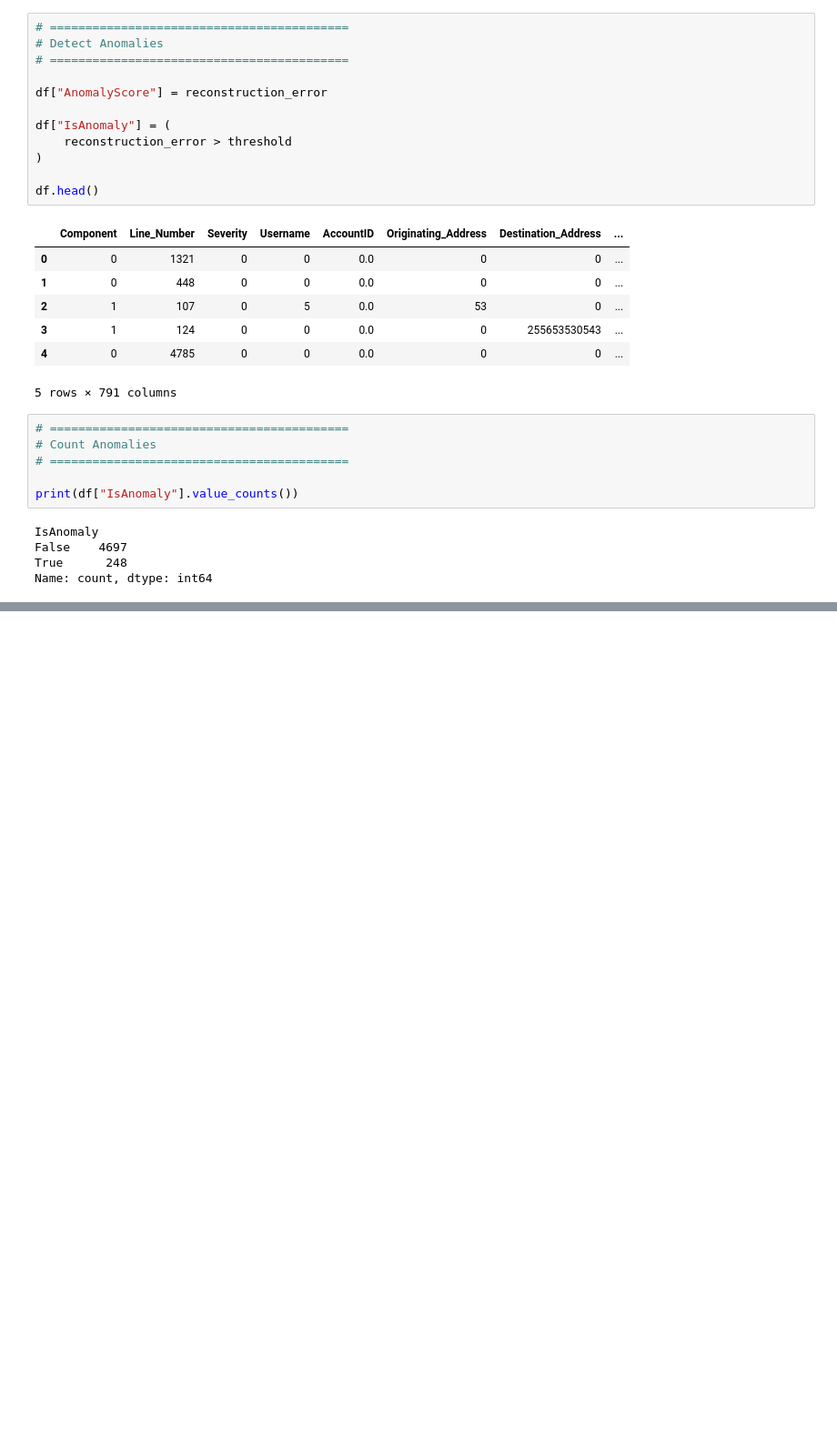
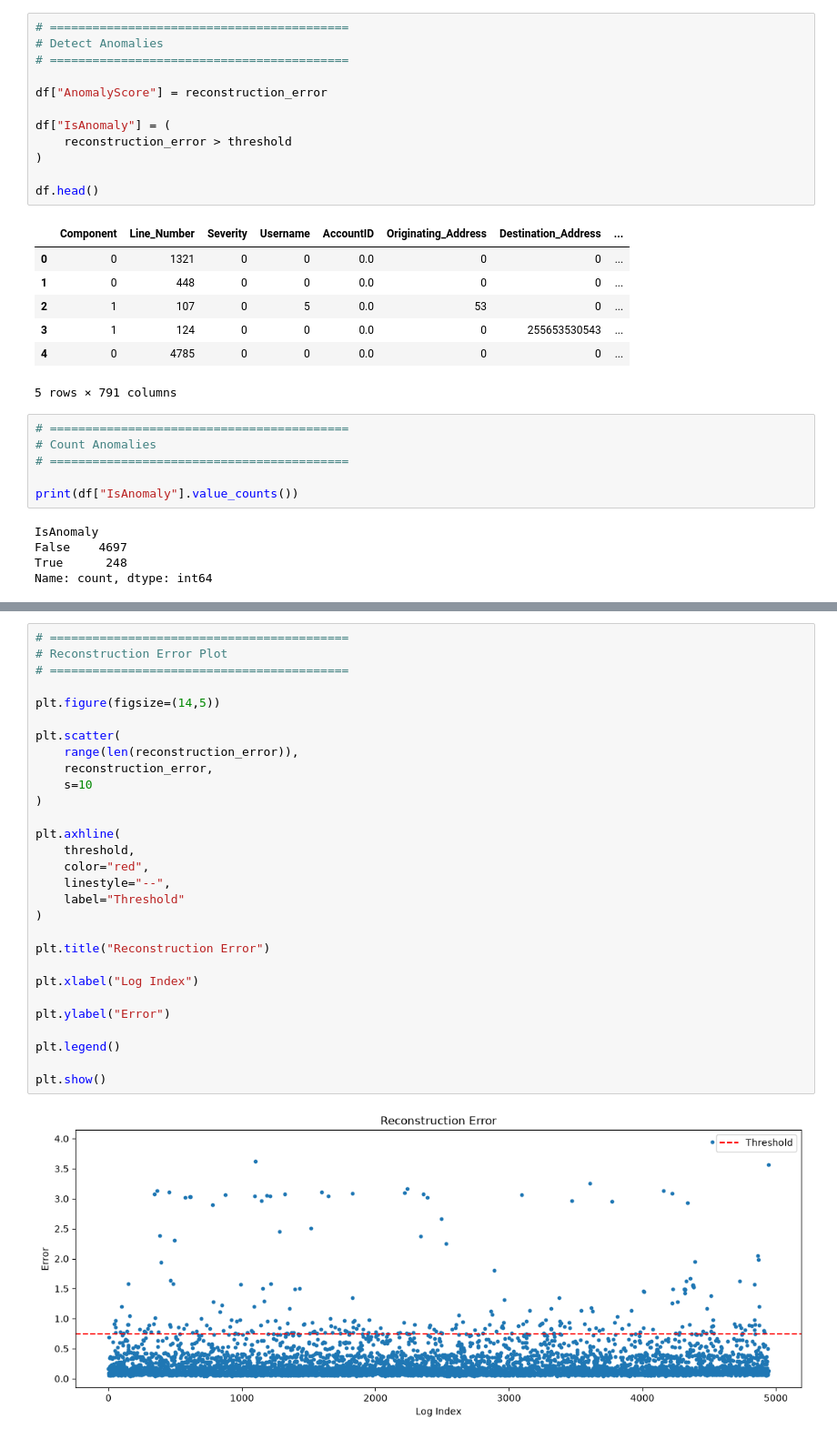
Before and after one commit to connectwithvanshika/LogAI, a Jupyter notebook: notebooks/03_AutoEncoder.ipynb, the cells around one changed output, grey strips where cells are left out. Shown at 91% size. Drawn from its saved outputs; the diff is of its cells as text; blank space fills up the shorter version.

```diff
--- a/notebooks/03_AutoEncoder.ipynb
+++ b/notebooks/03_AutoEncoder.ipynb
@@ -588,0 +603,31 @@ Name: count, dtype: int64
+# %%
+# ==========================================
+# Reconstruction Error Plot
+# ==========================================
+
+plt.figure(figsize=(14,5))
+
+plt.scatter(
+    range(len(reconstruction_error)),
+    reconstruction_error,
+    s=10
+)
+
+plt.axhline(
+    threshold,
+    color="red",
+    linestyle="--",
+    label="Threshold"
+)
+
+plt.title("Reconstruction Error")
+
+plt.xlabel("Log Index")
+
+plt.ylabel("Error")
+
+plt.legend()
+
+plt.show()
+# %% [output]
+[figure, added]
```
Also changed, not shown: parts of 3 cells of this notebook, 1 other file.
